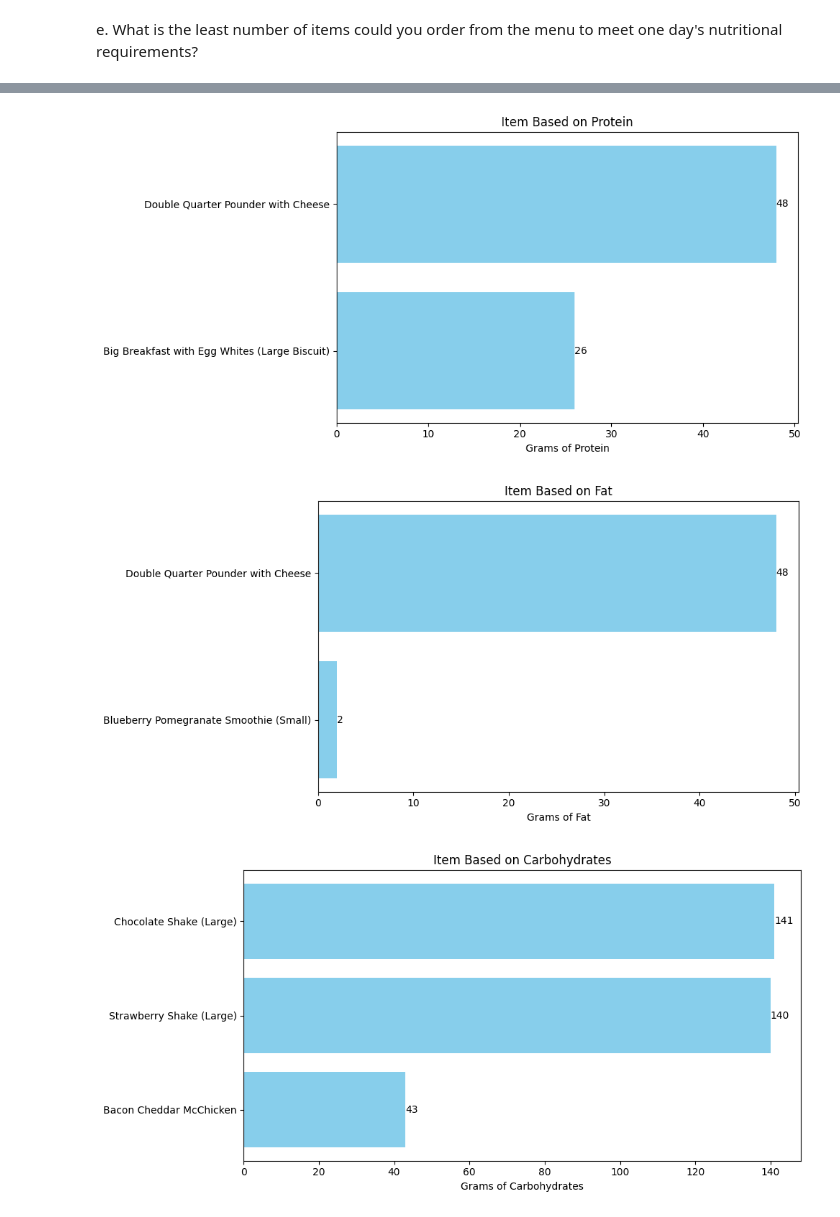
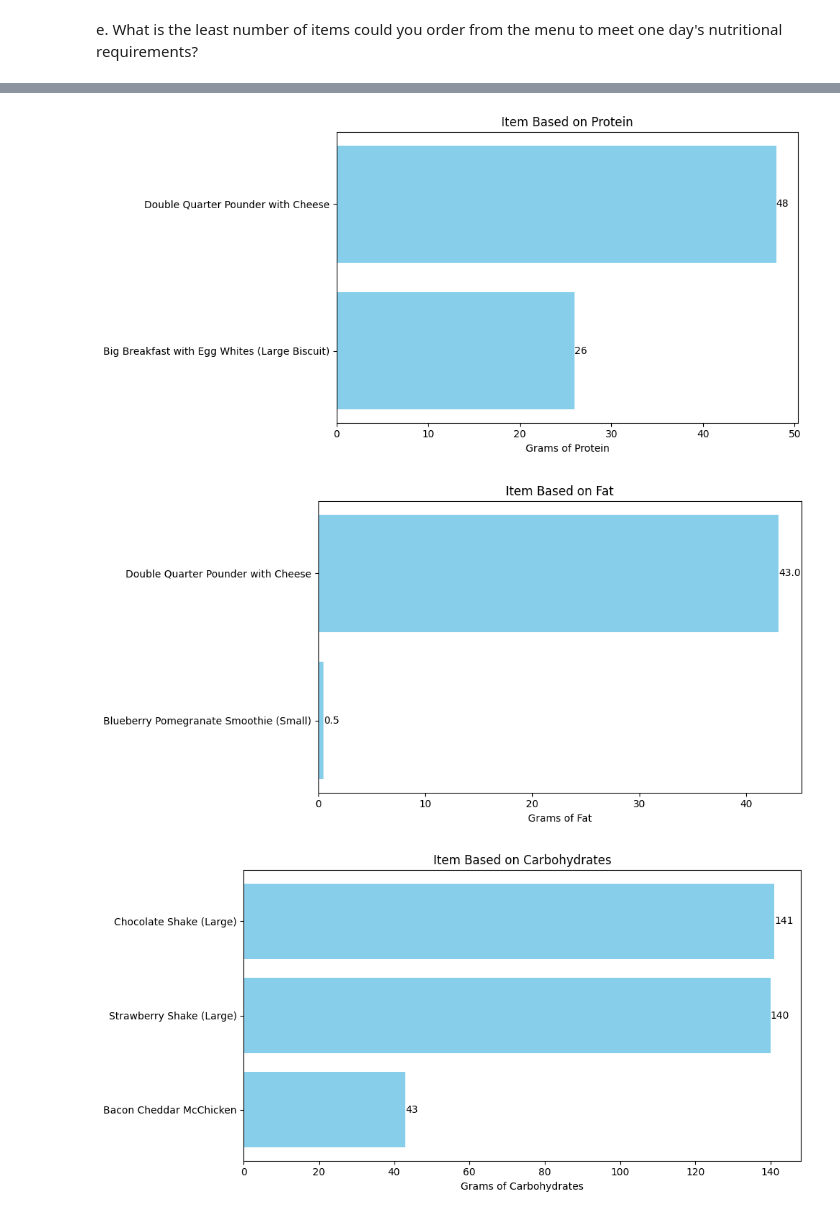
Before and after one commit to luthfi2603/Tubes-DWBI-Kelompok-2, a Jupyter notebook: Challange1/test.ipynb, the cells around one changed output, grey strips where cells are left out. Saved outputs shown, nothing was run; the diff lists cells and outputs as text; code cells hidden in the pictures.

```diff
--- a/Challange1/test.ipynb
+++ b/Challange1/test.ipynb
@@ -495,36 +496,36 @@ protein_items = [
 ]
 
 fat_items = [
-    ("Double Quarter Pounder with Cheese", 48),
-    ("Blueberry Pomegranate Smoothie (Small)", 2)
+    ("Double Quarter Pounder with Cheese", 43),
+    ("Blueberry Pomegranate Smoothie (Small)", 0.5)
 ]
 
 carbohydrates_items = [
     ("Chocolate Shake (Large)", 141),
     ("Strawberry Shake (Large)", 140),
     ("Bacon Cheddar McChicken", 43)
 ]
 
 # Fungsi untuk membuat barplot horizontal
 def plot_bar(items, title, xlabel):
     labels, values = zip(*items)
     plt.figure(figsize=(10, 5))
     bars = plt.barh(labels, values, color='skyblue')
     plt.xlabel(xlabel)
     plt.title(title)
     plt.gca().invert_yaxis()  # Agar item pertama di atas
     for bar in bars:
         plt.text(bar.get_width(), bar.get_y() + bar.get_height()/2, f'{bar.get_width()}', va='center')
     plt.tight_layout()
     plt.show()
 
 # Visualisasi untuk masing-masing nutrisi
 plot_bar(calories_items, "Item Based on Calories", "Calories")
 plot_bar(protein_items, "Item Based on Protein", "Grams of Protein")
 plot_bar(fat_items, "Item Based on Fat", "Grams of Fat")
 plot_bar(carbohydrates_items, "Item Based on Carbohydrates", "Grams of Carbohydrates")
 # %% [output]
 [figure]
 [figure]
-[figure, old version]
+[figure, new version]
 [figure]
```
Also changed, not shown: parts of 9 cells of this notebook.
